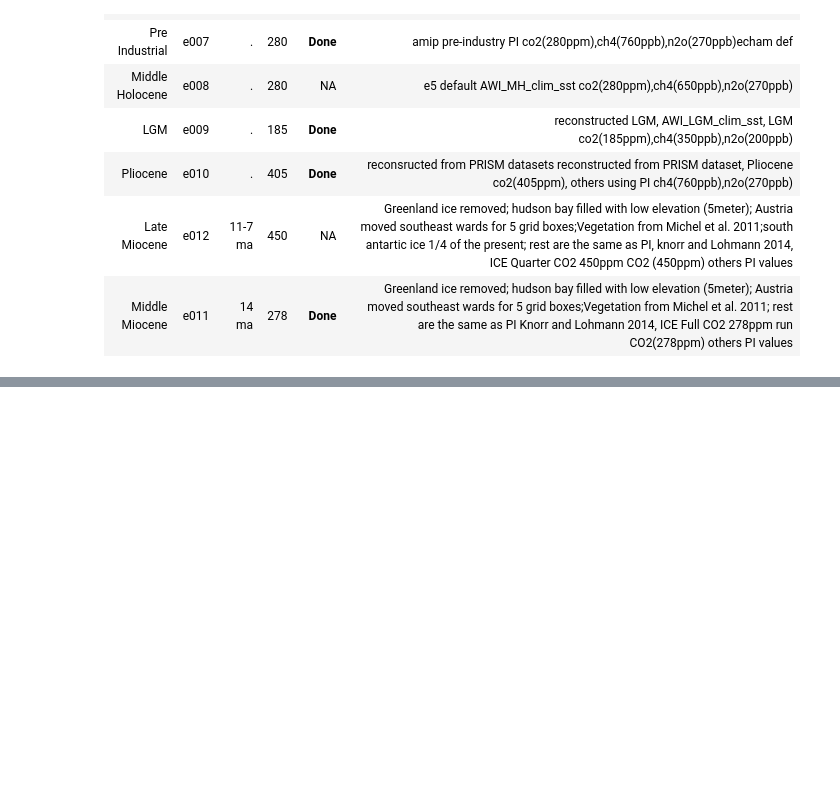
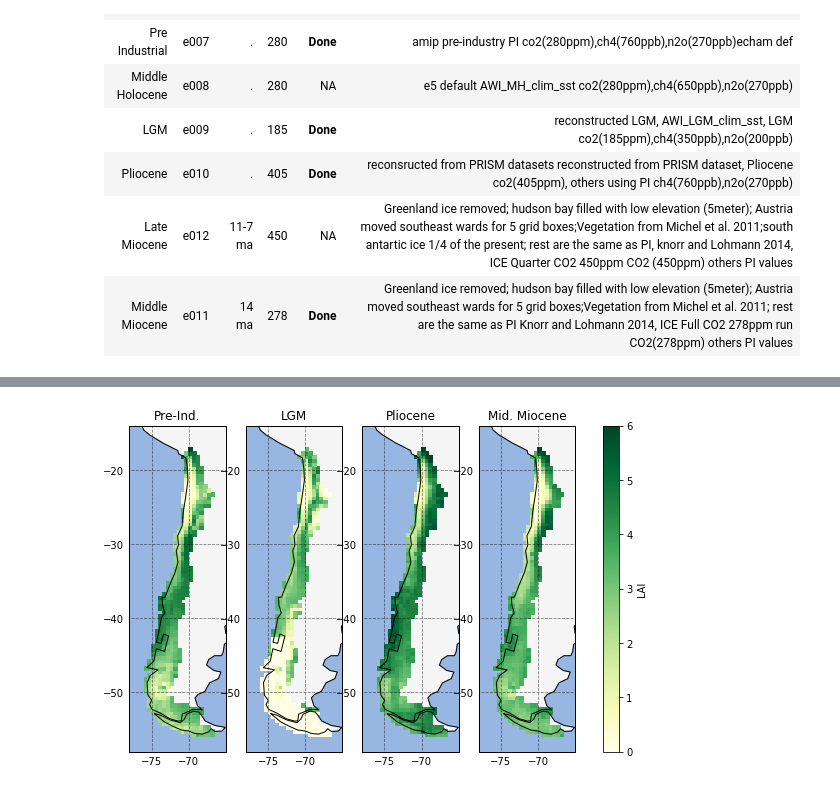
Before and after one commit to cwerner/earthshape2_paleosims, a Jupyter notebook: nbs/Overview.ipynb, the cells around one changed output, grey strips where cells are left out. Cells and saved outputs as stored; diff of their text form; code cells hidden in the pictures; blank space fills up the shorter version.

Commit message:
Add LAI plots to overview notebook

```diff
--- a/nbs/Overview.ipynb
+++ b/nbs/Overview.ipynb
@@ -26,6 +30,25 @@ def check_version():
         display(Markdown(rtext('This notebook is written for Python 3.6 and up!')))
 
 check_version()
+# %%
+# some helper functions
+
+# extend path object
+Path.ls = lambda x: [o.name for o in x.iterdir()]
+
+# nicer plots
+def beautify_map(ax, label=None):
+    """Take an axis and apply some styling"""
+    ax.set_title(label)
+    gl = ax.gridlines(draw_labels=True, linestyle='--', color='black', alpha=.5)
+    gl.xlocator = mticker.FixedLocator([-80, -75, -70, -65])
+    gl.ylocator = mticker.FixedLocator([-10, -20, -30, -40, -50, -60])
+    gl.xlabels_top = False
+    gl.ylabels_right = False
+    ax.add_feature(cfeature.LAND, facecolor="whitesmoke")
+    ax.add_feature(cfeature.OCEAN)
+    ax.add_feature(cfeature.COASTLINE)
+    ax.set_extent([-78,-65,-58,-14])
 # %% [markdown]
 ## Climate data
 
@@ -42,0 +68,4 @@ Climate data was provided by Sebastian Mutz (Uni Tübingen). The time slices are
+# %%
+# show current results
+path = Path('../results')
+path.ls()
@@ -42,0 +81,20 @@ Climate data was provided by Sebastian Mutz (Uni Tübingen). The time slices are
+# %%
+# load data
+ts = ['pre_industrial', 'lgm', 'pliocene', 'middle_miocene']
+tsl = dict(zip(ts, ['Pre-Ind.', 'LGM', 'Pliocene', 'Mid. Miocene']))
+
+ds = {}
+for t in ts: ds[t] = xr.open_dataset(path/f'es2_{t}_avg.nc')
+# %%
+# plot average LAI
+fig, axes = plt.subplots(1, len(ts), subplot_kw={'projection': ccrs.PlateCarree()})
+
+for t, ax in zip(ts, axes.flatten()):
+    p = ds[t].tot_sp_lai.plot(ax=ax, transform=ccrs.PlateCarree(), cmap='YlGn', vmin=0, vmax=6, add_colorbar=False)
+    beautify_map(ax, label=tsl[t])
+
+# make it a bit bigger
+plt.gcf().set_size_inches(10, 6)
+fig.colorbar(p, ax=axes.ravel().tolist()).set_label('LAI');
+# %% [output]
+[figure, added]
```
Also changed, not shown: parts of 3 cells of this notebook.
